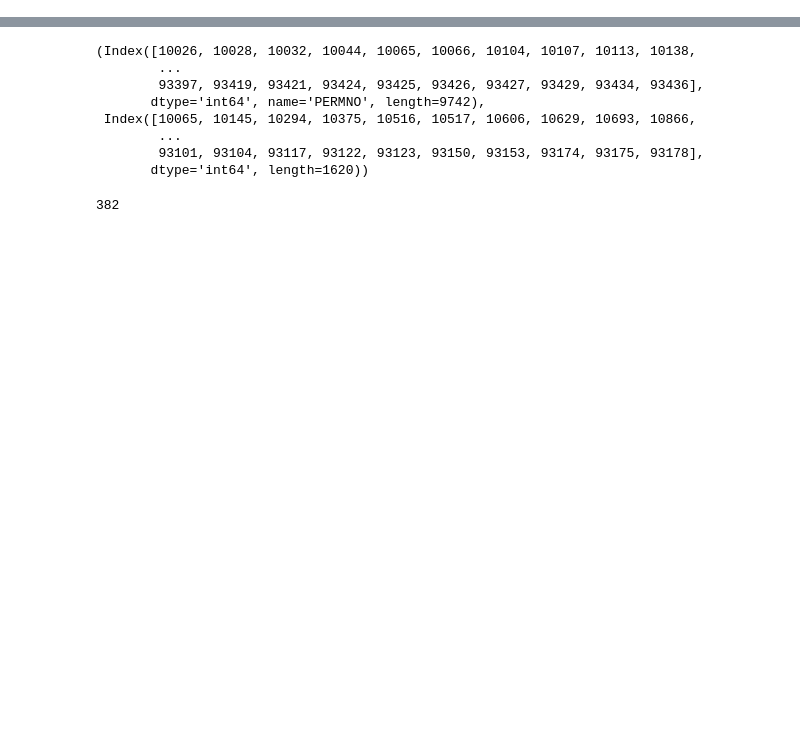
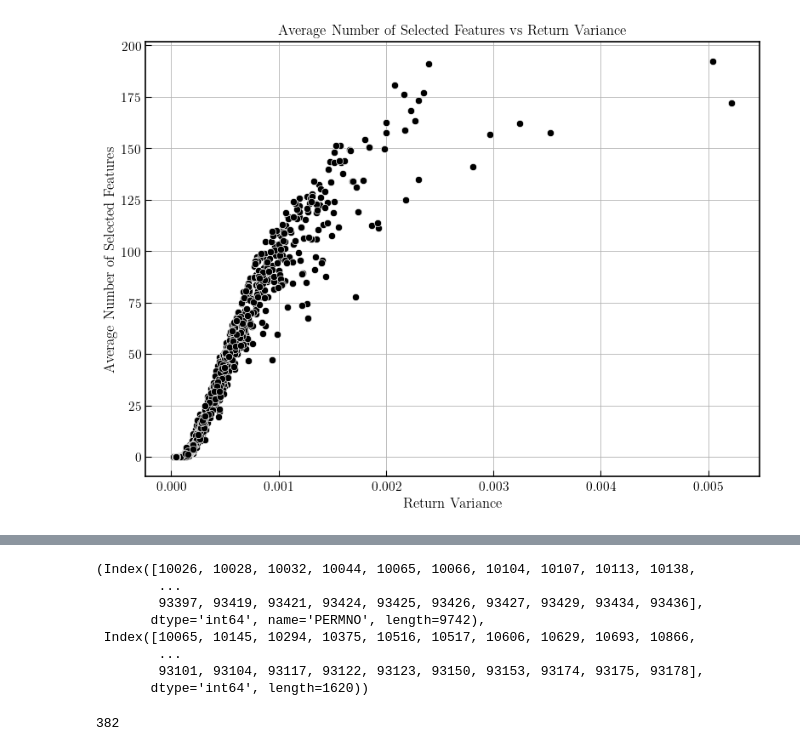
Before and after one commit to TommasoDF/Lasso_paper, a Jupyter notebook: Empirical/scripts/lasso_11_2025/cross_sectional_estimation.ipynb, the cells around one changed output, grey strips where cells are left out. Cells and saved outputs as stored; diff of their text form; code cells hidden in the pictures; blank space fills up the shorter version.

```diff
--- a/Empirical/scripts/lasso_11_2025/cross_sectional_estimation.ipynb
+++ b/Empirical/scripts/lasso_11_2025/cross_sectional_estimation.ipynb
@@ -174,0 +232,13 @@ results_df = results_df.iloc[:, :-3]
+# %%
+#visualize a scatter plot of avg_num_selected_features vs return_variance
+plt.figure(figsize=(8,6))
+sns.scatterplot(data=results_df, x='return_variance', y='avg_num_selected_features')
+plt.title('Average Number of Selected Features vs Return Variance')
+plt.xlabel('Return Variance')
+plt.ylabel('Average Number of Selected Features')
+plt.tight_layout()
+#save the plot
+plt.savefig('/Users/tommasodifrancesco/Desktop/Lasso_paper/Manuscripts/manuscript/figures/avg_nonzero_coefficients_vs_volatility.png')
+plt.show()
+# %% [output]
+[figure, added]
```
Also changed, not shown: parts of 27 cells of this notebook, 17 other files.
